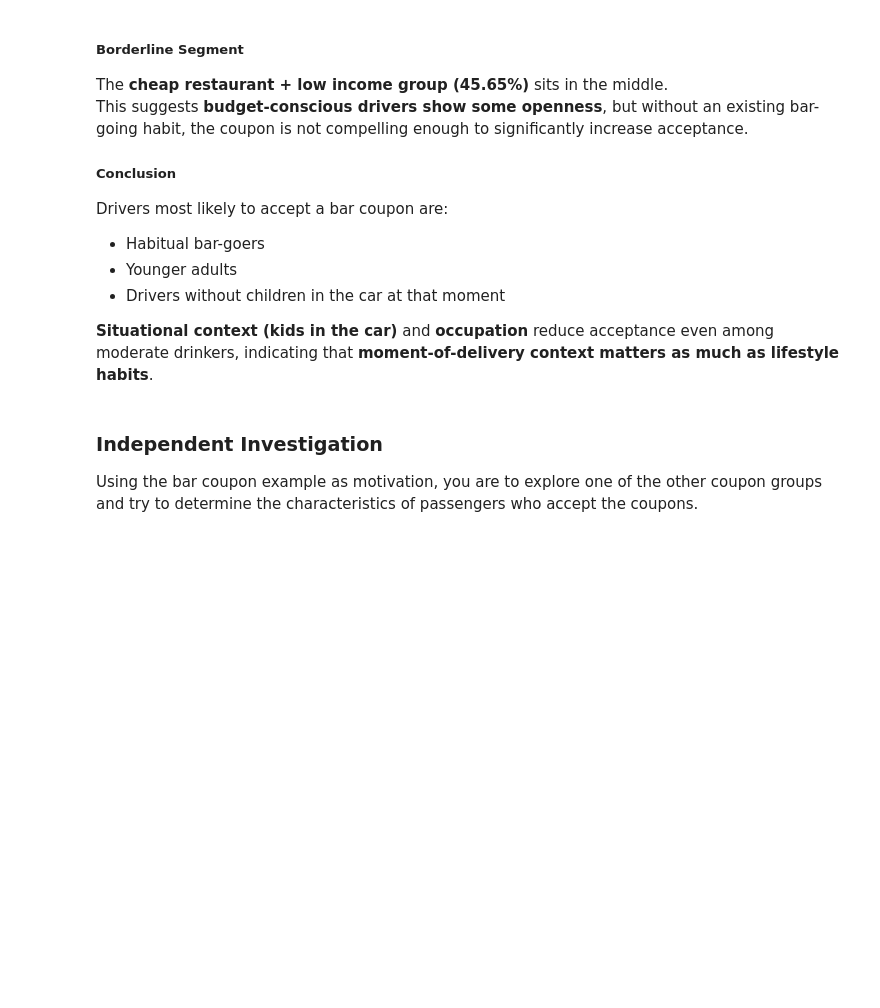
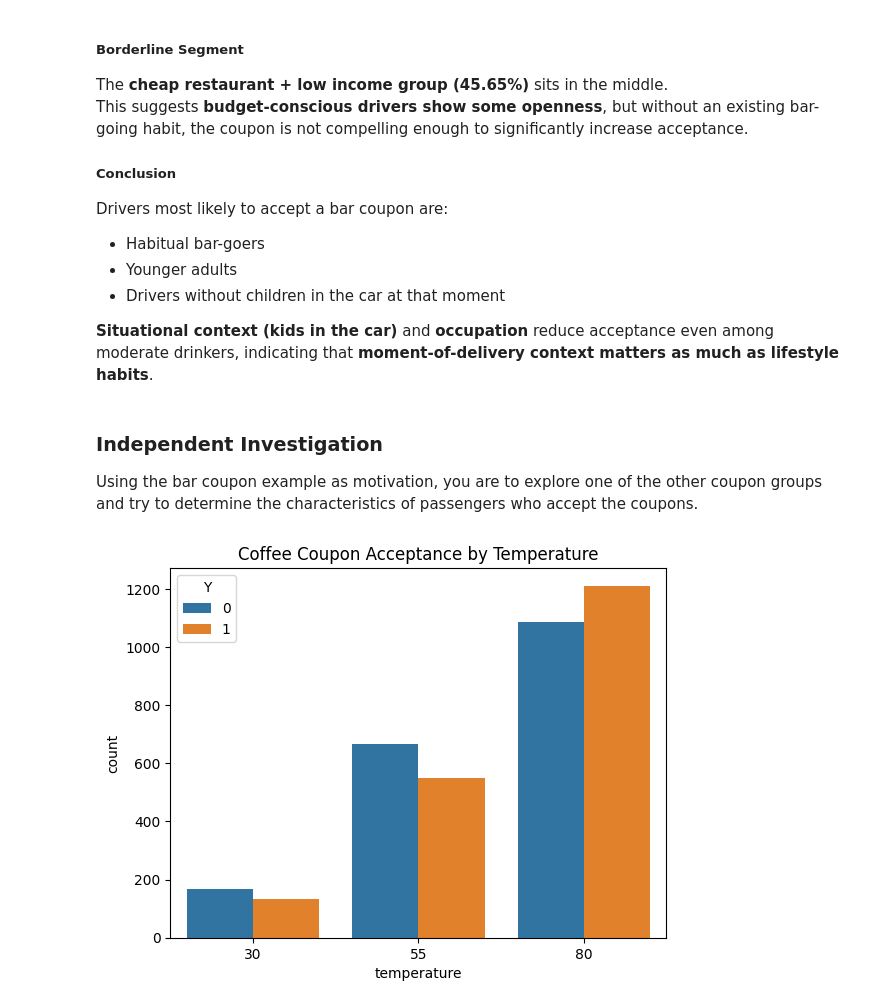
Before and after one commit to gowd-haraginadoni/ML-Will-Customer-Accept-Coupon, a Jupyter notebook: prompt.ipynb, the cells around one changed output. Cells and saved outputs as stored; diff of their text form; code cells hidden in the pictures; blank space fills up the shorter version.

```diff
--- a/prompt.ipynb
+++ b/prompt.ipynb
@@ -134,3 +114,7 @@ dtype: int64
+# %%
+data.isna().sum()
+
+data['toCoupon'] = data.apply(lambda x: max(x['toCoupon_GEQ5min'] * 5,  x['toCoupon_GEQ15min'] * 15, x['toCoupon_GEQ25min'] * 25), axis=1)
 # %% [markdown]
 3. Decide what to do about your missing data -- drop, replace, other...
 # %%
@@ -288,7 +272,7 @@ Acceptance rate: bar visitors >1/month, no kid passengers, not widowed: 70.94%
 Acceptance rate: bar visitors >1/month, age <30: 71.95%
 Acceptance rate: cheap restaurant visitors >4/month, income <$50K: 45.65%
 # %%
-data = {
+df_bar_graph = {
     'Segment': [
         'Overall acceptance',
         'Bar visits ≤3/mo',
@@ -309,7 +293,7 @@ data = {
     ]
 }
 
-df = pd.DataFrame(data)
+df = pd.DataFrame(df_bar_graph)
 
 # Color each bar based on whether it's a "higher" or "lower" group
 high_threshold = 50
@@ -391,3 +375,12 @@ Drivers most likely to accept a bar coupon are:
 ### Independent Investigation
 
 Using the bar coupon example as motivation, you are to explore one of the other coupon groups and try to determine the characteristics of passengers who accept the coupons.
+# %%
+df_coffee = data.query("coupon == 'Coffee House'")
+len(df_coffee)
+
+sns.countplot(data=df_coffee, x='temperature', hue='Y')
+plt.title('Coffee Coupon Acceptance by Temperature')
+plt.show()
+# %% [output]
+[figure, added]
```
Also changed, not shown: parts of 5 cells of this notebook.
